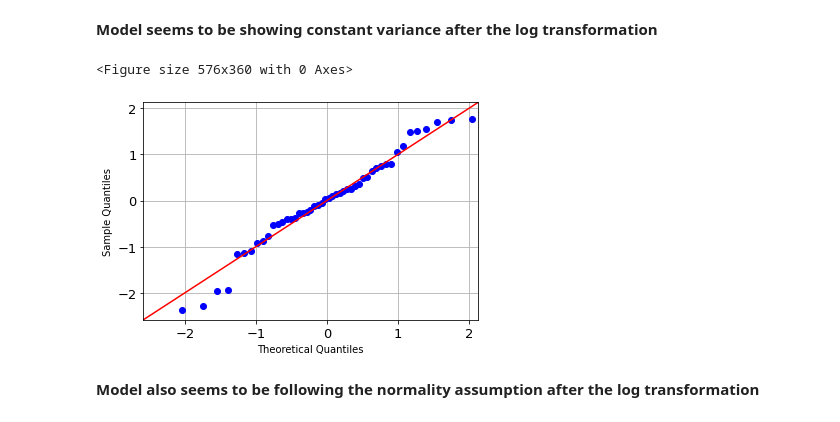
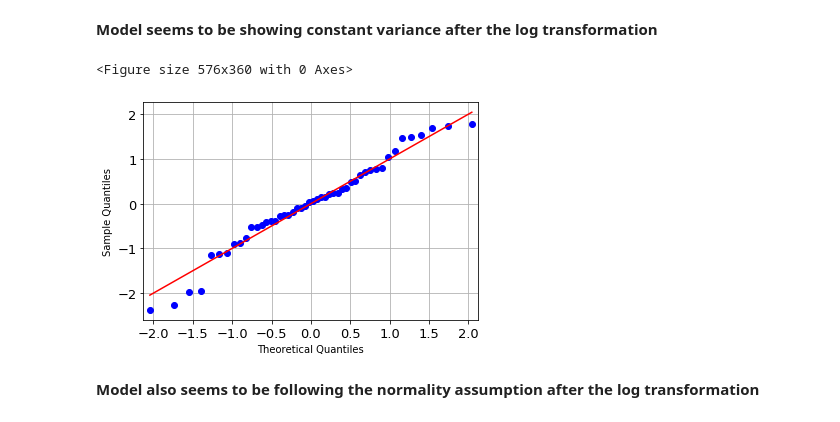
Before and after one commit to amirarfan/STAT210, a Jupyter notebook: Compulsory Assignment - Amir Arfan.ipynb, the cells around one changed output. Drawn from its saved outputs; the diff is of its cells as text; code cells hidden in the pictures.

```diff
--- a/Compulsory Assignment - Amir Arfan.ipynb
+++ b/Compulsory Assignment - Amir Arfan.ipynb
@@ -157,14 +157,14 @@ plt.show()
 # %%
 # Check for Normality
 plt.figure(figsize=(8,5))
-fig=qqplot(log_mod.resid_pearson,line='45',fit='True')
+fig=qqplot(log_mod.resid_pearson,line='s',fit='True')
 plt.xticks(fontsize=13)
 plt.yticks(fontsize=13)
 plt.grid(True)
 plt.show()
 # %% [output]
 <Figure size 576x360 with 0 Axes>
-[figure, old version]
+[figure, new version]
 # %% [markdown]
 **Model also seems to be following the normality assumption after the log transformation**
 # %% [markdown]
```
Also changed, not shown: parts of 8 cells of this notebook, 2 other files.
